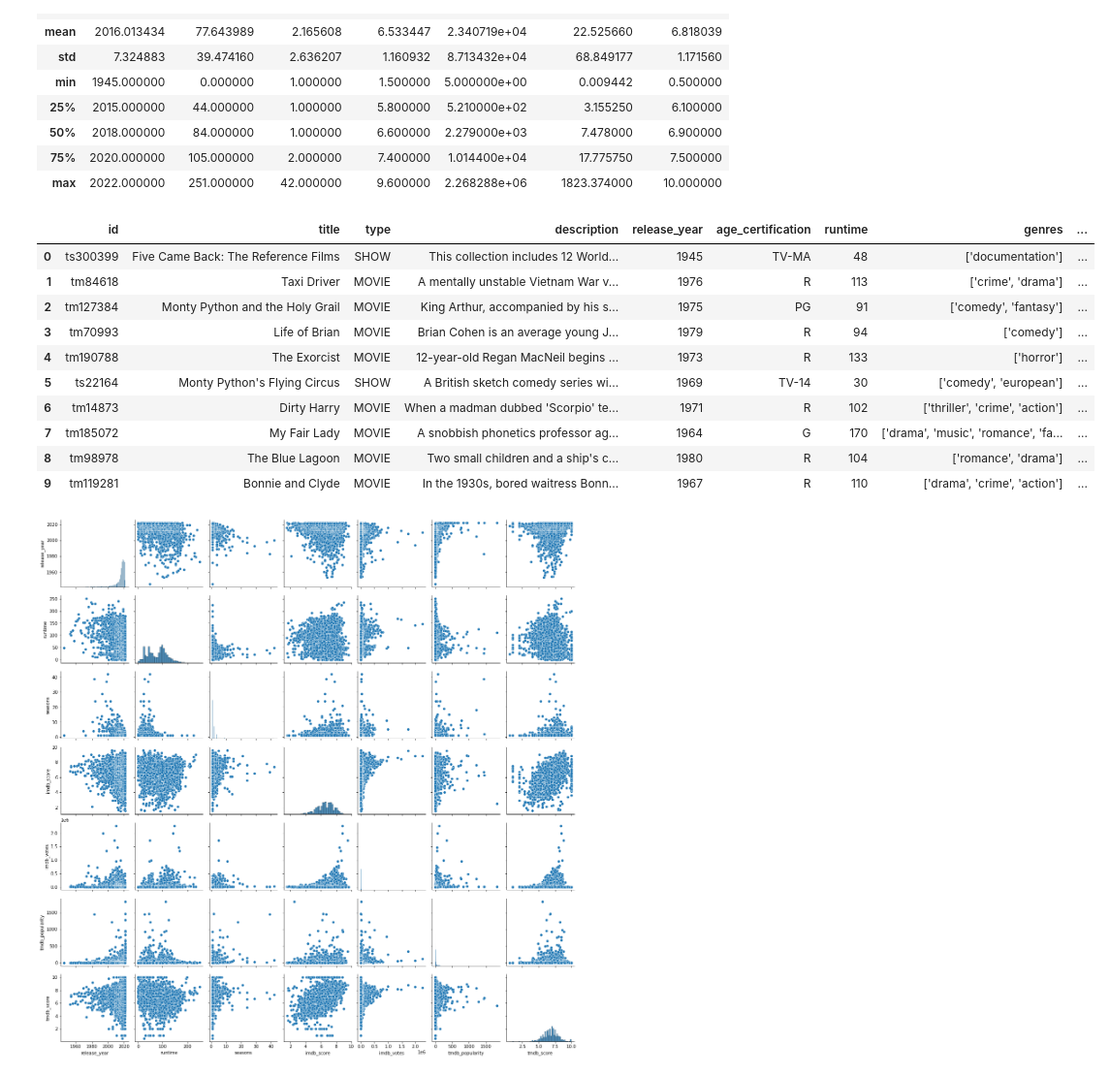
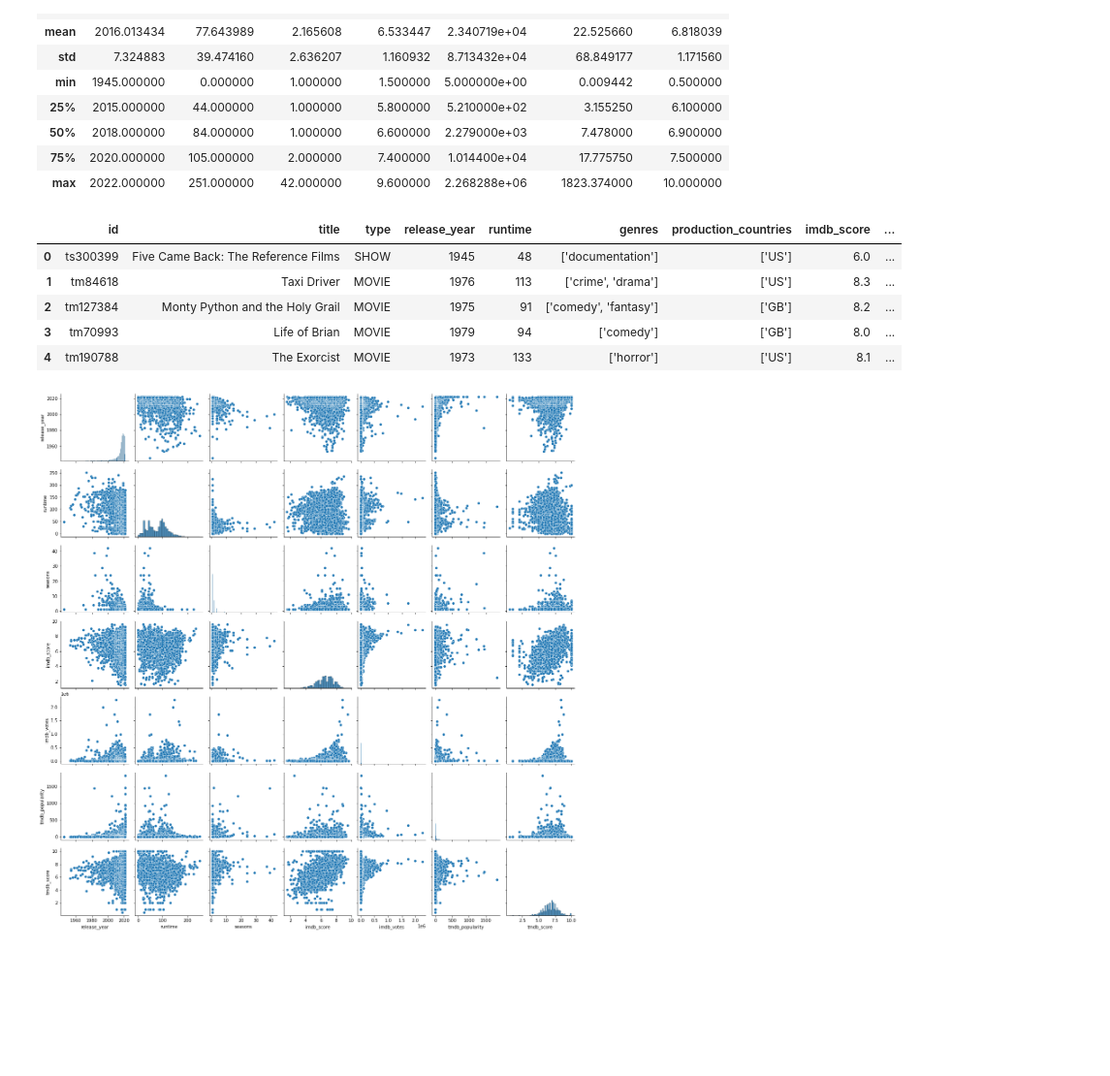
Before and after one commit to akrepel/DS1-GroupProject, a Jupyter notebook: DS1P.ipynb, the cells around one changed output. Shown at 97% size. Drawn from its saved outputs; the diff is of its cells as text; code cells hidden in the pictures; blank space fills up the shorter version.

```diff
--- a/DS1P.ipynb
+++ b/DS1P.ipynb
@@ -42,19 +118,14 @@ data.describe()
 | max | 2022.000000 | 251.000000 | 42.000000 | 9.600000 | 2.268288e+06 | 1823.374000 | 10.000000 |
 # %%
 # aaron
-data.head(10)
+data.head()
 # %% [output]
-|  | id | title | type | description | release_year | age_certification | runtime | genres | ... |
-| 0 | ts300399 | Five Came Back: The Reference Films | SHOW | This collection includes 12 World... | 1945 | TV-MA | 48 | ['documentation'] | ... |
-| 1 | tm84618 | Taxi Driver | MOVIE | A mentally unstable Vietnam War v... | 1976 | R | 113 | ['crime', 'drama'] | ... |
-| 2 | tm127384 | Monty Python and the Holy Grail | MOVIE | King Arthur, accompanied by his s... | 1975 | PG | 91 | ['comedy', 'fantasy'] | ... |
-| 3 | tm70993 | Life of Brian | MOVIE | Brian Cohen is an average young J... | 1979 | R | 94 | ['comedy'] | ... |
-| 4 | tm190788 | The Exorcist | MOVIE | 12-year-old Regan MacNeil begins ... | 1973 | R | 133 | ['horror'] | ... |
-| 5 | ts22164 | Monty Python's Flying Circus | SHOW | A British sketch comedy series wi... | 1969 | TV-14 | 30 | ['comedy', 'european'] | ... |
-| 6 | tm14873 | Dirty Harry | MOVIE | When a madman dubbed 'Scorpio' te... | 1971 | R | 102 | ['thriller', 'crime', 'action'] | ... |
-| 7 | tm185072 | My Fair Lady | MOVIE | A snobbish phonetics professor ag... | 1964 | G | 170 | ['drama', 'music', 'romance', 'fa... | ... |
-| 8 | tm98978 | The Blue Lagoon | MOVIE | Two small children and a ship's c... | 1980 | R | 104 | ['romance', 'drama'] | ... |
-| 9 | tm119281 | Bonnie and Clyde | MOVIE | In the 1930s, bored waitress Bonn... | 1967 | R | 110 | ['drama', 'crime', 'action'] | ... |
+|  | id | title | type | release_year | runtime | genres | production_countries | imdb_score | ... |
+| 0 | ts300399 | Five Came Back: The Reference Films | SHOW | 1945 | 48 | ['documentation'] | ['US'] | 6.0 | ... |
+| 1 | tm84618 | Taxi Driver | MOVIE | 1976 | 113 | ['crime', 'drama'] | ['US'] | 8.3 | ... |
+| 2 | tm127384 | Monty Python and the Holy Grail | MOVIE | 1975 | 91 | ['comedy', 'fantasy'] | ['GB'] | 8.2 | ... |
+| 3 | tm70993 | Life of Brian | MOVIE | 1979 | 94 | ['comedy'] | ['GB'] | 8.0 | ... |
+| 4 | tm190788 | The Exorcist | MOVIE | 1973 | 133 | ['horror'] | ['US'] | 8.1 | ... |
 # %%
 # angelita
 sns.pairplot(data)
```
Also changed, not shown: parts of 28 cells of this notebook.
